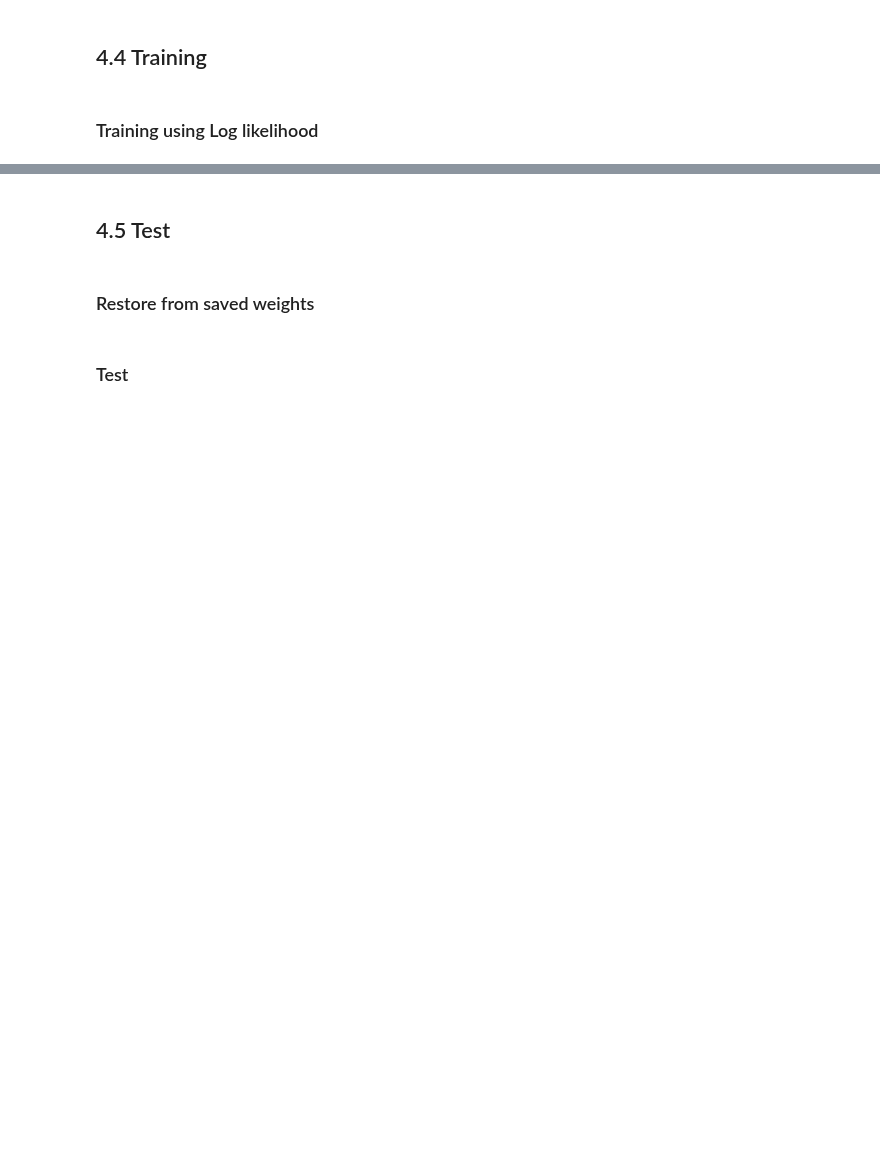
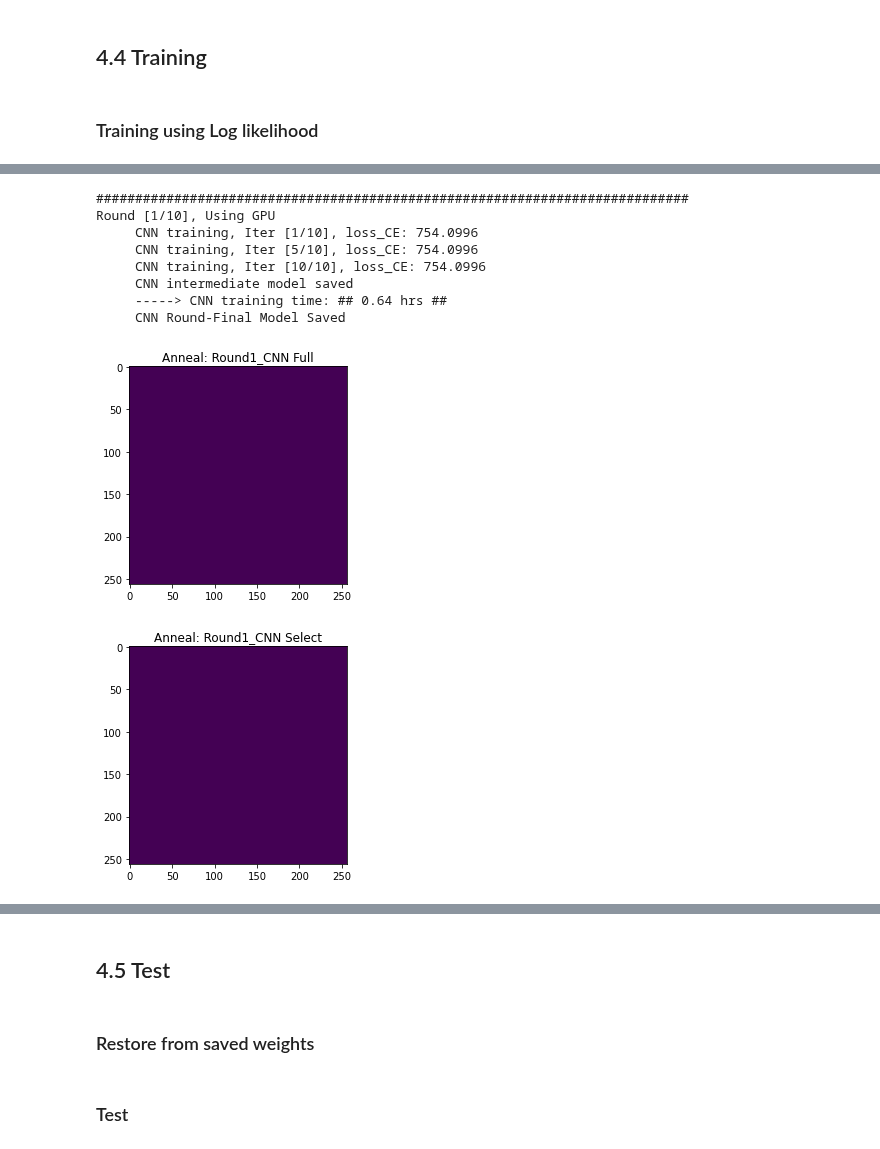
Before and after one commit to Pengchengzhi/Face-Alignment-DRF, a Jupyter notebook: Heatmap_each_Cluster.ipynb, the cells around one changed output, grey strips where cells are left out. Saved outputs shown, nothing was run; the diff lists cells and outputs as text; code cells hidden in the pictures; blank space fills up the shorter version.

```diff
--- a/Heatmap_each_Cluster.ipynb
+++ b/Heatmap_each_Cluster.ipynb
@@ -125,7 +122,8 @@ total_num_leaf_nodes = torch.sum(num_leaf_nodes).item()
 # %% [markdown]
 # 2. Data Loader
 # %%
-helen_trainset = Helen_set(dataset_type="train",var=variance_gaussian)
-train_dataloder = DataLoader(helen_trainset, batch_size=10, shuffle=True, drop_last=True)
+helen_trainset = Helen_set(dataset_type="train", var=variance_gaussian)
+train_dataloder = DataLoader(helen_trainset, batch_size=10, pin_memory=True, shuffle=True, drop_last=True)
+!nvidia-smi
 # %% [output]
 Loading [1/2000] pictures......
@@ -453,16 +454,18 @@ for round in range(Total_train):
     leaf_q = {}
     for cluster_ind in range(Num_Clusters):
       leaf_q[cluster_ind] = (torch.ones(num_leaf_nodes[cluster_ind], cluster_len[cluster_ind], 256, 256)/(256*256)).to(device)
-    cnn_Iters = 30
+    cnn_Iters = 10
   else:
     cnn_Iters = nIters
 
   for iter in range(cnn_Iters):
     loss_epoch = 0
     for i, (x,_,y) in enumerate(train_dataloder):
-      x = x.float().to(device)
+      #x = x.float().to(device)
+      x = x.cuda(non_blocking=True)
       x.requires_grad = True
-      y = y.float().to(device)
+      #y = y.float().to(device)
+      y = y.cuda(non_blocking=True)
       B = x.shape[0]
 
       outputs = Tune_HGNet.forward(x)*(round*0.2+1)
@@ -483,9 +486,9 @@ for round in range(Total_train):
       loss.backward()
       optimizer.step()
 
-      if (iter+1)%10 == 0:
-        torch.save(Tune_HGNet.state_dict(), os.path.join("checkpoints/Fullset_Fullpoints_Cluster/Tune_HGNet_var"+str(variance_gaussian)+"_LossKL_Clusters"+str(Num_Clusters)+"_Leafnodes"+str(total_num_leaf_nodes)+"_Round"+str(round+1)+'_Intermediate.pt'))
-        print('     CNN intermediate model saved')
+    if (iter+1)%10 == 0:
+      torch.save(Tune_HGNet.state_dict(), os.path.join("checkpoints/Fullset_Fullpoints_Cluster/Tune_HGNet_var"+str(variance_gaussian)+"_LossKL_Clusters"+str(Num_Clusters)+"_Leafnodes"+str(total_num_leaf_nodes)+"_Round"+str(round+1)+'_Intermediate.pt'))
+      print('     CNN intermediate model saved')
 
   # calculate time for CNN training
   time_cnn = time.time()
@@ -493,7 +496,7 @@ for round in range(Total_train):
 
   # save model
   torch.save(Tune_HGNet.state_dict(), os.path.join("checkpoints/Fullset_Fullpoints_Cluster/Tune_HGNet_var"+str(variance_gaussian)+"_LossKL_Clusters"+str(Num_Clusters)+"_Leafnodes"+str(total_num_leaf_nodes)+"_Round"+str(round+1)+'.pt'))
-  print('     CNN Final Model Saved')
+  print('     CNN Round-Final Model Saved')
 
   # plot the face after CNN training
   # Does not select
@@ -566,14 +569,15 @@ for round in range(Total_train):
 
         # Calculate loss
         # rf_heatmap = get_heatmap_full(cnn_prob, leaf_q)
-        pred_coord0 = find_coord(torch.matmul(this_prob,next_leaf_q.reshape(next_leaf_q.shape[0],-1)), next_leaf_q.shape[1])
+        pred_coord0 = find_coord(torch.matmul(this_prob,next_leaf_q.reshape(next_leaf_q.shape[0],-1)), next_leaf_q.shape[1]) #(N,68*2)
         loss0 += torch.sum(torch.abs(pred_coord0-this_coord.reshape(B,-1)))/B
         pred_coord_select = find_coord(torch.matmul(this_prob_select,next_leaf_q.reshape(next_leaf_q.shape[0],-1)), next_leaf_q.shape[1])
         loss_select += torch.sum(torch.abs(pred_coord_select-this_coord.reshape(B,-1)))/B
 
-      if (i+1)%20 == 0:
+      if (i+1)%10 == 0:
+        rf_intermediate_time = time.time()
         torch.save(next_leaf_q, os.path.join("checkpoints/Fullset_Fullpoints_Cluster/leaf_q_var"+str(variance_gaussian)+"_LossKL_Clusters"+str(Num_Clusters)+"_Leafnodes"+str(total_num_leaf_nodes)+"_Round"+str(round+1)+'_Intermediate.pt'))
-        print('     Leaf_q intermediate results saved')
+        print('     Leaf_q intermediate results saved, RF training time till now: %.2f mins' %(rf_intermediate_time-time_cnn)/60)
 
     # update leaf node
     for key_q in leaf_q.keys():
@@ -592,31 +596,78 @@ for round in range(Total_train):
   plt.savefig(os.path.join("checkpoints/Fullset_Fullpoints_Cluster/var"+str(variance_gaussian)+"_LossKL_Clusters"+str(Num_Clusters)+"_Leafnodes"+str(total_num_leaf_nodes)+"_Round"+str(round+1)+"_RF_Full.png"))
   plt.show()
 
   # Select
   cnn_prob_test = phi(outputs, mode='test')
   rf_heatmaps = get_heatmap_full(cnn_prob_test, leaf_q).reshape(B,68,-1)
   first_face = torch.sum(rf_heatmaps[0,:,:],axis=0)
   first_face = first_face/torch.sum(first_face)
   plt.imshow(first_face.reshape(256,256).detach().cpu())
   plt.title("Anneal: Round"+str(round+1)+"_RF Select")
   plt.savefig(os.path.join("checkpoints/Fullset_Fullpoints_Cluster/var"+str(variance_gaussian)+"_LossKL_Clusters"+str(Num_Clusters)+"_Leafnodes"+str(total_num_leaf_nodes)+"_Round"+str(round+1)+"_RF_Select.png"))
   plt.show()
 
+  # Plot Coordinate prediction for clusters
+  cluster_heatmaps = get_heatmap_full(cnn_prob, leaf_q).reshape(B,-1)
+  cluster_coord = find_coord(cluster_heatmaps, P=68)
+  lcoord = coord.reshape(B,-1)
+  for c in range(Num_Clusters):
+    mask_cluster = (group_landmarks==c)
+    x = (cluster_coord[0,::2][mask_cluster]).detach().cpu()
+    y = (cluster_coord[0,1::2][mask_cluster]).detach().cpu()
+    lx = (lcoord[0,::2][mask_cluster]).detach().cpu()
+    ly = (lcoord[0,1::2][mask_cluster]).detach().cpu()
+    sx = (cluster_coord[0,::2][mask_cluster] - lcoord[0,::2][mask_cluster])**2
+    sy = (cluster_coord[0,1::2][mask_cluster] - lcoord[0,1::2][mask_cluster])**2
+    loss_cluster = torch.sum(torch.sqrt(sx+sy))/torch.sum(mask_cluster)
+    loss_cluster = (loss_cluster.cpu()*100//1).item()/100
+    plt.scatter(x,256-y, label='prediction')
+    plt.scatter(lx,256-ly, label='label')
+    plt.legend()
+    plt.xlim(0,256)
+    plt.ylim(0,256)
+    plt.title('Round'+str(round+1)+' Cluster'+str(c)+' Loss: '+str(loss_cluster))
+    plt.savefig(os.path.join("checkpoints/Fullset_Fullpoints_Cluster/Coord/var"+str(variance_gaussian)+"_LossKL_Clusters"+str(Num_Clusters)+"_Leafnodes"+str(total_num_leaf_nodes)+"_Round"+str(round+1)+"_Cluster"+str(c)+"_Coord.png"))
+    plt.show()
+
+  x = cluster_coord[0,::2].detach().cpu()
+  y = cluster_coord[0,1::2].detach().cpu()
+  lx = lcoord[0,::2].detach().cpu()
+  ly = lcoord[0,1::2].detach().cpu()
+  plt.scatter(x,256-y, label='prediction')
+  plt.scatter(lx,256-ly, label='label')
+  plt.legend()
+  plt.xlim(0,256)
+  plt.ylim(0,256)
+  plt.title('Round'+str(round+1)+' Full Face')
+  plt.savefig(os.path.join("checkpoints/Fullset_Fullpoints_Cluster/Coord/var"+str(variance_gaussian)+"_LossKL_Clusters"+str(Num_Clusters)+"_Leafnodes"+str(total_num_leaf_nodes)+"_Round"+str(round+1)+"_FullFace_Coord.png"))
+  plt.show()
+
   print("     RF training, coordinate loss: %.2f, after selcetion: %.2f" %(loss0/200, loss_select/200))
 
   # save parameters for this round
   torch.save(leaf_q, os.path.join("checkpoints/Fullset_Fullpoints_Cluster/leaf_q_var"+str(variance_gaussian)+"_LossKL_Clusters"+str(Num_Clusters)+"_Leafnodes"+str(total_num_leaf_nodes)+"_Round"+str(round+1)+'.pt'))
-  print('     Leaf_q Final Result Saved')
+  print('     Leaf_q Round-Final Result Saved')
 
   # calculate time for rf training
   time_rf = time.time()
   print("     -----> RF training time: ## %.2f hrs ## " %((time_rf-time_cnn)/3600))
   print("     -----> Training time for this round: ## %.2f mins ## " %((time_rf-time_start)/60))
 
 # Finish Training
 torch.save(Tune_HGNet.state_dict(), os.path.join("checkpoints/Fullset_Fullpoints_Cluster/Tune_HGNet_var"+str(variance_gaussian)+"_LossKL_Clusters"+str(Num_Clusters)+"_Leafnodes"+str(total_num_leaf_nodes)+"_final.pt"))
 torch.save(leaf_q, os.path.join("checkpoints/Fullset_Fullpoints_Cluster/leaf_q_var"+str(variance_gaussian)+"_LossKL_Clusters"+str(Num_Clusters)+"_Leafnodes"+str(total_num_leaf_nodes)+"_final.pt"))
 
 # calculate total training time
 time_end = time.time()
 print("-----> Total training time: ## %.2f hrs ## " %((time_end-time_initial)/3600))
+# %% [output]
+############################################################################
+Round [1/10], Using GPU
+     CNN training, Iter [1/10], loss_CE: 754.0996
+     CNN training, Iter [5/10], loss_CE: 754.0996
+     CNN training, Iter [10/10], loss_CE: 754.0996
+     CNN intermediate model saved
+     -----> CNN training time: ## 0.64 hrs ##
+     CNN Round-Final Model Saved
+[figure, added]
+[figure, added]
```
Also changed, not shown: parts of 12 cells of this notebook.
